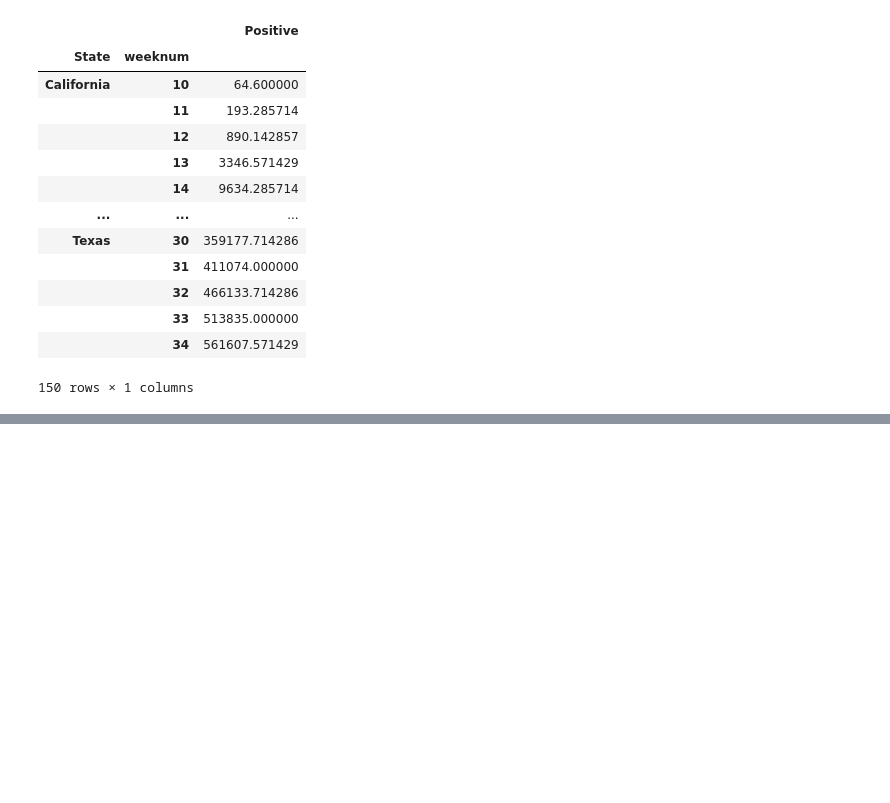
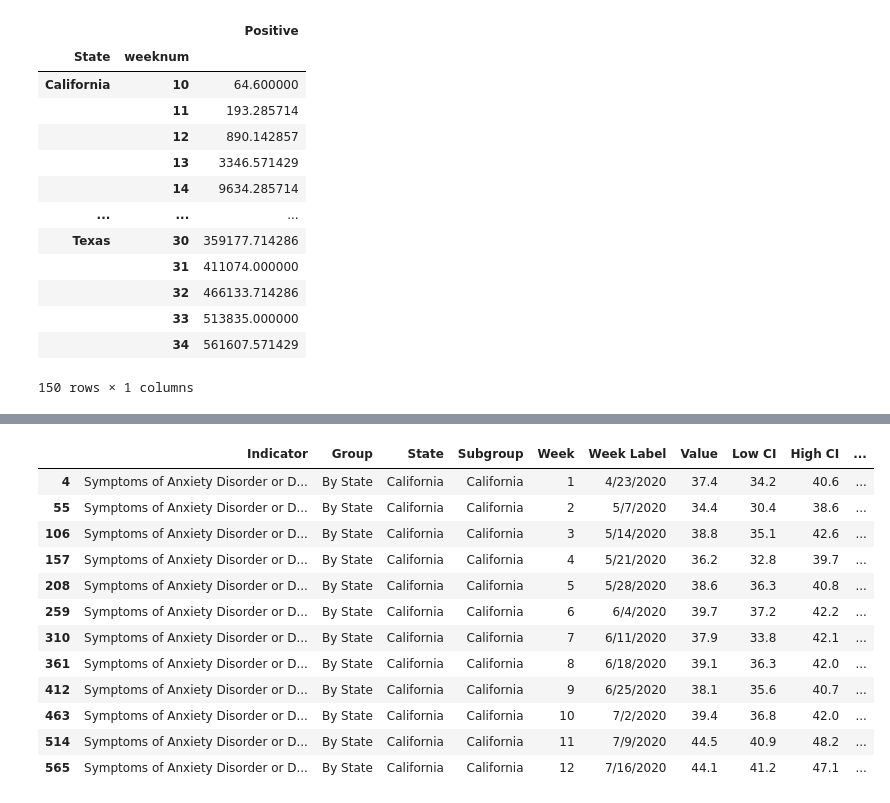
Before and after one commit to GPSHUB/COVID_HEALTH_PROJECT, a Jupyter notebook: ProjectFolderAG/covid_cases.ipynb, the cells around one changed output, grey strips where cells are left out. Saved outputs shown, nothing was run; the diff lists cells and outputs as text; code cells hidden in the pictures; blank space fills up the shorter version.

```diff
--- a/ProjectFolderAG/covid_cases.ipynb
+++ b/ProjectFolderAG/covid_cases.ipynb
@@ -203,0 +190,18 @@ ad_df
+# %%
+##filter by state:California, Florida, Georgia, Maryland, South Dakota, Texas
+cal_ad_df = ad_df.loc[ad_df["State"]  == 'California']
+cal_ad_df
+# %% [output]
+|  | Indicator | Group | State | Subgroup | Week | Week Label | Value | Low CI | High CI | ... |
+| 4 | Symptoms of Anxiety Disorder or D... | By State | California | California | 1 | 4/23/2020 | 37.4 | 34.2 | 40.6 | ... |
+| 55 | Symptoms of Anxiety Disorder or D... | By State | California | California | 2 | 5/7/2020 | 34.4 | 30.4 | 38.6 | ... |
+| 106 | Symptoms of Anxiety Disorder or D... | By State | California | California | 3 | 5/14/2020 | 38.8 | 35.1 | 42.6 | ... |
+| 157 | Symptoms of Anxiety Disorder or D... | By State | California | California | 4 | 5/21/2020 | 36.2 | 32.8 | 39.7 | ... |
+| 208 | Symptoms of Anxiety Disorder or D... | By State | California | California | 5 | 5/28/2020 | 38.6 | 36.3 | 40.8 | ... |
+| 259 | Symptoms of Anxiety Disorder or D... | By State | California | California | 6 | 6/4/2020 | 39.7 | 37.2 | 42.2 | ... |
+| 310 | Symptoms of Anxiety Disorder or D... | By State | California | California | 7 | 6/11/2020 | 37.9 | 33.8 | 42.1 | ... |
+| 361 | Symptoms of Anxiety Disorder or D... | By State | California | California | 8 | 6/18/2020 | 39.1 | 36.3 | 42.0 | ... |
+| 412 | Symptoms of Anxiety Disorder or D... | By State | California | California | 9 | 6/25/2020 | 38.1 | 35.6 | 40.7 | ... |
+| 463 | Symptoms of Anxiety Disorder or D... | By State | California | California | 10 | 7/2/2020 | 39.4 | 36.8 | 42.0 | ... |
+| 514 | Symptoms of Anxiety Disorder or D... | By State | California | California | 11 | 7/9/2020 | 44.5 | 40.9 | 48.2 | ... |
+| 565 | Symptoms of Anxiety Disorder or D... | By State | California | California | 12 | 7/16/2020 | 44.1 | 41.2 | 47.1 | ... |
```
Also changed, not shown: parts of 14 cells of this notebook, 1 other file.
